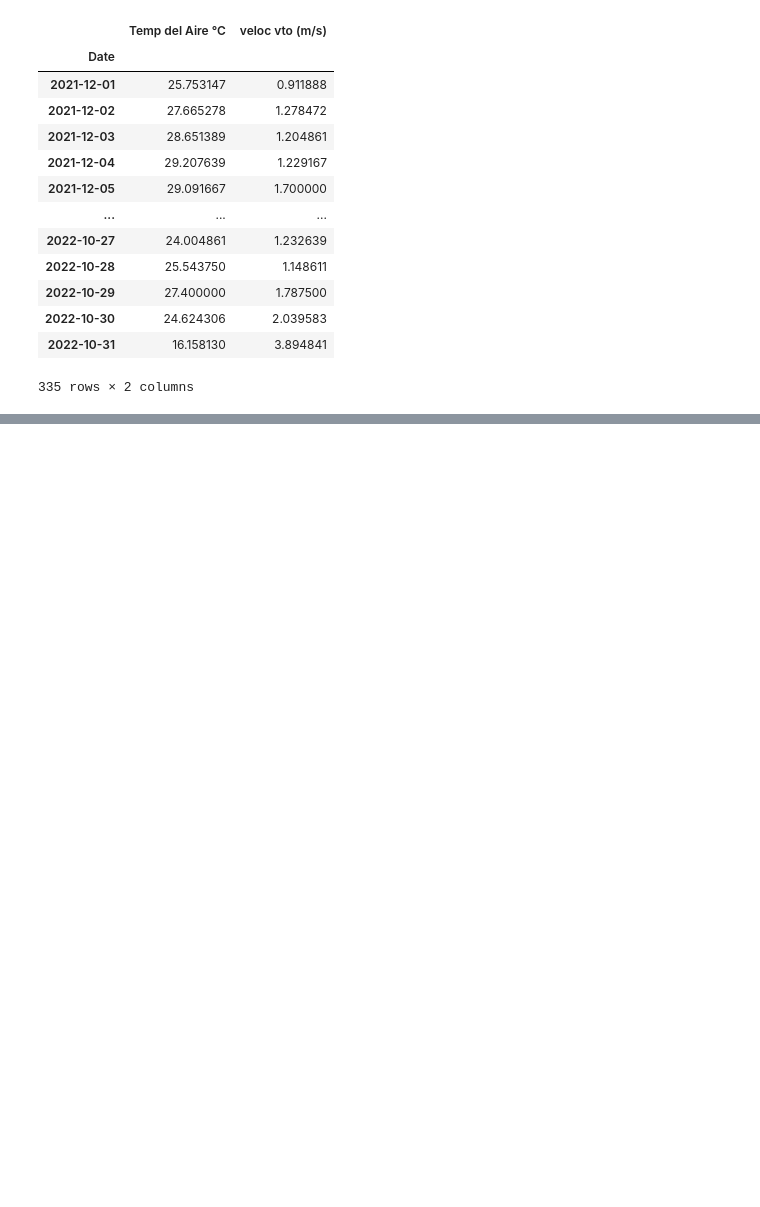
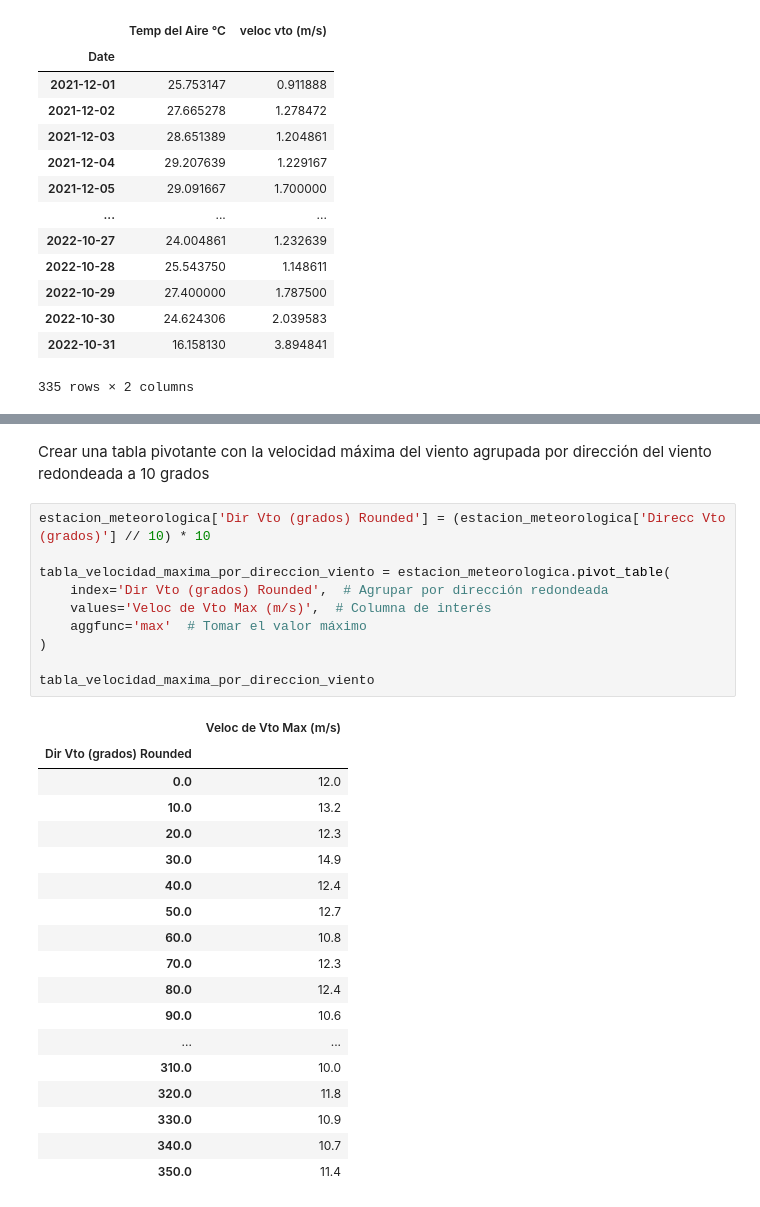
Before and after one commit to aldodds/DS_Python_WeatherStation, a Jupyter notebook: EstacionMeteorologica.ipynb, the cells around one changed output, grey strips where cells are left out. Drawn from its saved outputs; the diff is of its cells as text; blank space fills up the shorter version.

```diff
--- a/EstacionMeteorologica.ipynb
+++ b/EstacionMeteorologica.ipynb
@@ -540,0 +572,31 @@ tabla_promedios_diarios_velocidad_viento_temperatura_aire
+# %% [markdown]
+Crear una tabla pivotante con la velocidad máxima del viento agrupada por dirección del viento redondeada a 10 grados
+# %%
+estacion_meteorologica['Dir Vto (grados) Rounded'] = (estacion_meteorologica['Direcc Vto (grados)'] // 10) * 10
+
+tabla_velocidad_maxima_por_direccion_viento = estacion_meteorologica.pivot_table(
+    index='Dir Vto (grados) Rounded',  # Agrupar por dirección redondeada
+    values='Veloc de Vto Max (m/s)',  # Columna de interés
+    aggfunc='max'  # Tomar el valor máximo
+)
+
+tabla_velocidad_maxima_por_direccion_viento
+# %% [output]
+|  | Veloc de Vto Max (m/s) |
+| Dir Vto (grados) Rounded |  |
+| 0.0 | 12.0 |
+| 10.0 | 13.2 |
+| 20.0 | 12.3 |
+| 30.0 | 14.9 |
+| 40.0 | 12.4 |
+| 50.0 | 12.7 |
+| 60.0 | 10.8 |
+| 70.0 | 12.3 |
+| 80.0 | 12.4 |
+| 90.0 | 10.6 |
+| ... | ... |
+| 310.0 | 10.0 |
+| 320.0 | 11.8 |
+| 330.0 | 10.9 |
+| 340.0 | 10.7 |
+| 350.0 | 11.4 |
```
Also changed, not shown: parts of 2 cells of this notebook.
